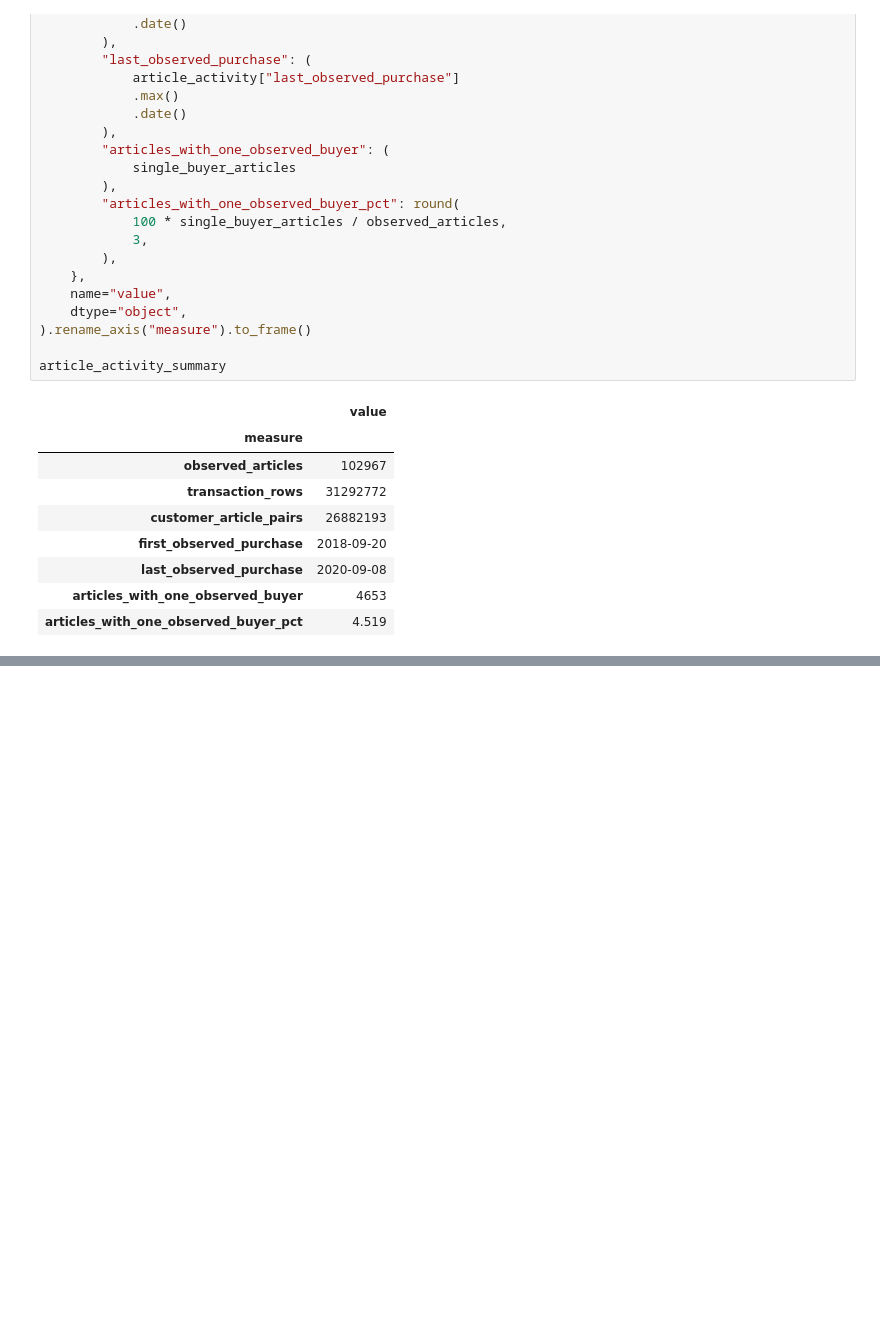
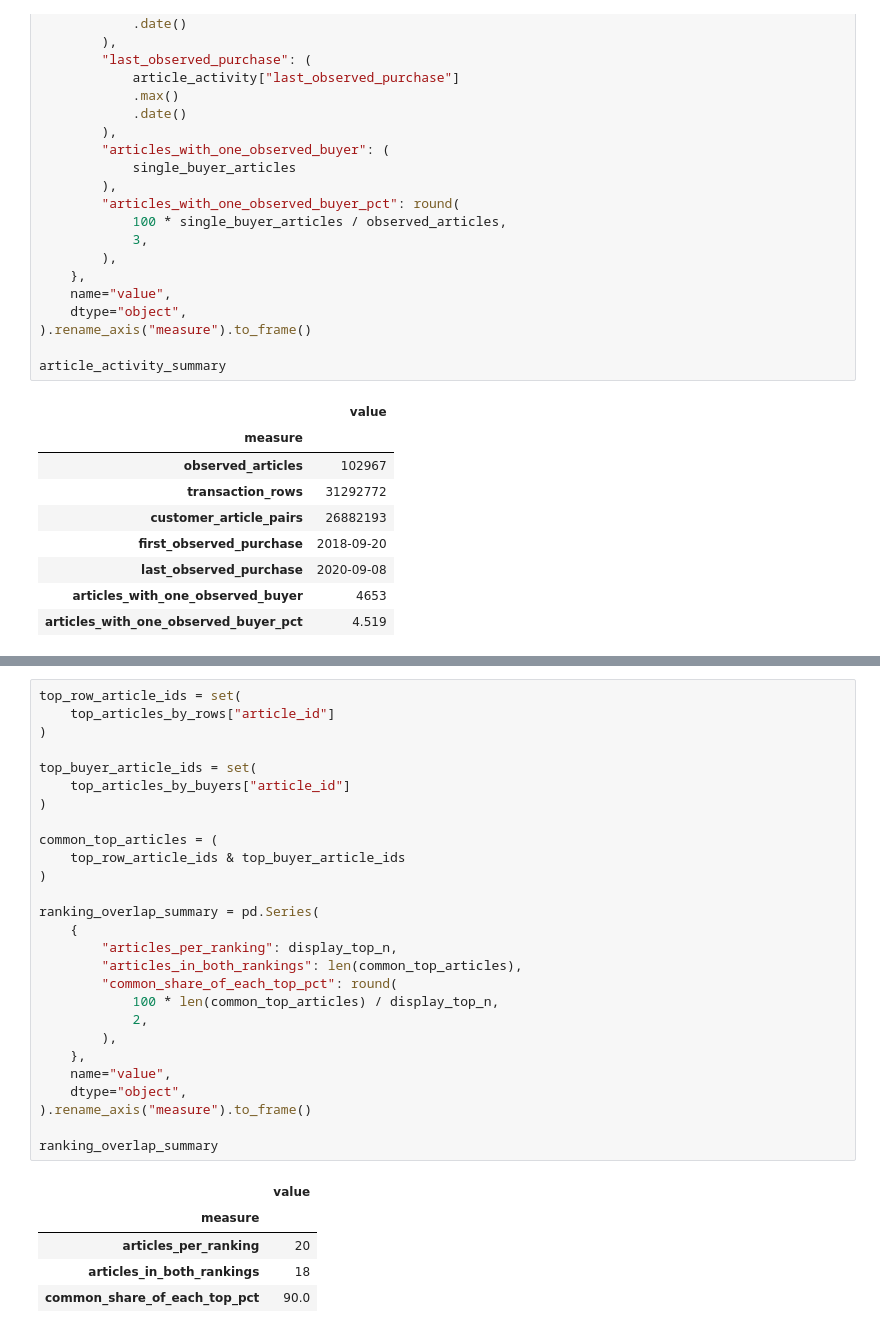
Before and after one commit to Songhai9/atelier-ai-project, a Jupyter notebook: notebooks/behavioral_eda.ipynb, the cells around one changed output, grey strips where cells are left out. Saved outputs shown, nothing was run; the diff lists cells and outputs as text; blank space fills up the shorter version.

```diff
--- a/notebooks/behavioral_eda.ipynb
+++ b/notebooks/behavioral_eda.ipynb
@@ -2407,0 +2635,33 @@ article_activity_summary
+# %%
+top_row_article_ids = set(
+    top_articles_by_rows["article_id"]
+)
+
+top_buyer_article_ids = set(
+    top_articles_by_buyers["article_id"]
+)
+
+common_top_articles = (
+    top_row_article_ids & top_buyer_article_ids
+)
+
+ranking_overlap_summary = pd.Series(
+    {
+        "articles_per_ranking": display_top_n,
+        "articles_in_both_rankings": len(common_top_articles),
+        "common_share_of_each_top_pct": round(
+            100 * len(common_top_articles) / display_top_n,
+            2,
+        ),
+    },
+    name="value",
+    dtype="object",
+).rename_axis("measure").to_frame()
+
+ranking_overlap_summary
+# %% [output]
+|  | value |
+| measure |  |
+| articles_per_ranking | 20 |
+| articles_in_both_rankings | 18 |
+| common_share_of_each_top_pct | 90.0 |
```
Also changed, not shown: parts of 10 cells of this notebook.
